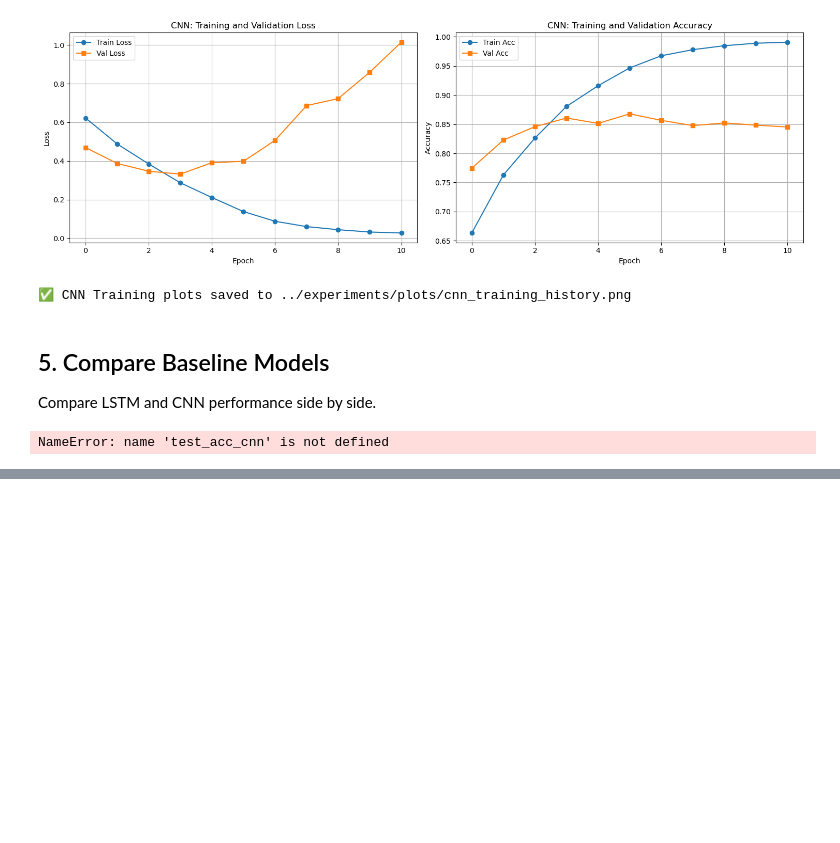
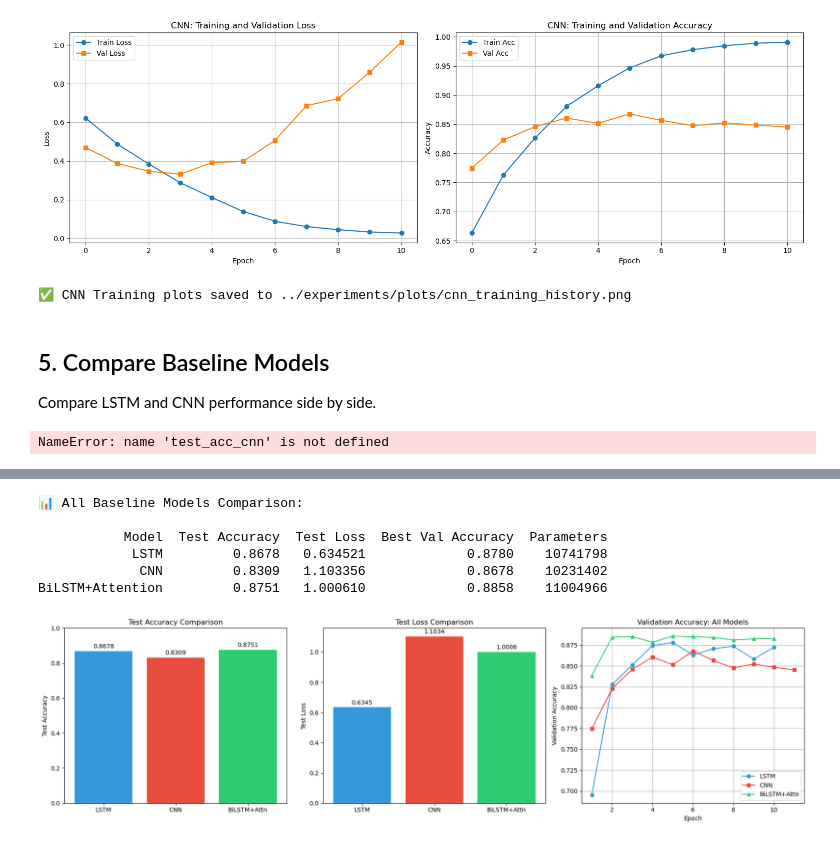
Before and after one commit to s207017/CZ4042-Group-Project, a Jupyter notebook: notebooks/03_baseline_models.ipynb, the cells around one changed output, grey strips where cells are left out. Cells and saved outputs as stored; diff of their text form; code cells hidden in the pictures; blank space fills up the shorter version.

```diff
--- a/notebooks/03_baseline_models.ipynb
+++ b/notebooks/03_baseline_models.ipynb
@@ -854,0 +1174,78 @@ NameError: name 'test_acc_cnn' is not defined
+# %%
+# Compare all baseline models
+comparison_data_all = {
+    'Model': ['LSTM', 'CNN', 'BiLSTM+Attention'],
+    'Test Accuracy': [test_acc, test_acc_cnn, test_acc_bilstm],
+    'Test Loss': [avg_test_loss, avg_test_loss_cnn, avg_test_loss_bilstm],
+    'Best Val Accuracy': [best_val_acc, best_val_acc_cnn, best_val_acc_bilstm],
+    'Parameters': [
+        sum(p.numel() for p in lstm_model.parameters()),
+        sum(p.numel() for p in cnn_model.parameters()),
+        sum(p.numel() for p in bilstm_attn_model.parameters())
+    ]
+}
+
+comparison_df_all = pd.DataFrame(comparison_data_all)
+print("📊 All Baseline Models Comparison:\n")
+print(comparison_df_all.to_string(index=False))
+
+# Plot comprehensive comparison
+fig, axes = plt.subplots(1, 3, figsize=(18, 5))
+
+# Test accuracy comparison
+models = ['LSTM', 'CNN', 'BiLSTM+Attn']
+accuracies = [test_acc, test_acc_cnn, test_acc_bilstm]
+colors = ['#3498db', '#e74c3c', '#2ecc71']
+axes[0].bar(models, accuracies, color=colors)
+axes[0].set_ylabel('Test Accuracy')
+axes[0].set_title('Test Accuracy Comparison')
+axes[0].set_ylim([0, 1])
+for i, v in enumerate(accuracies):
+    axes[0].text(i, v + 0.01, f'{v:.4f}', ha='center', va='bottom')
+
+# Test loss comparison
+losses = [avg_test_loss, avg_test_loss_cnn, avg_test_loss_bilstm]
+axes[1].bar(models, losses, color=colors)
+axes[1].set_ylabel('Test Loss')
+axes[1].set_title('Test Loss Comparison')
+for i, v in enumerate(losses):
+    axes[1].text(i, v + 0.01, f'{v:.4f}', ha='center', va='bottom')
+
+# Validation accuracy curves comparison
+epochs_lstm = range(1, len(history['val_acc']) + 1)
+epochs_cnn = range(1, len(history_cnn['val_acc']) + 1)
+epochs_bilstm = range(1, len(history_bilstm['val_acc']) + 1)
+axes[2].plot(epochs_lstm, history['val_acc'], label='LSTM', marker='o', color=colors[0])
+axes[2].plot(epochs_cnn, history_cnn['val_acc'], label='CNN', marker='s', color=colors[1])
+axes[2].plot(epochs_bilstm, history_bilstm['val_acc'], label='BiLSTM+Attn', marker='^', color=colors[2])
+axes[2].set_xlabel('Epoch')
+axes[2].set_ylabel('Validation Accuracy')
+axes[2].set_title('Validation Accuracy: All Models')
+axes[2].legend()
+axes[2].grid(True)
+
+plt.tight_layout()
+plt.savefig('../experiments/plots/all_baseline_models_comparison.png', dpi=150, bbox_inches='tight')
+plt.show()
+
+print("\n✅ Comprehensive comparison plots saved to ../experiments/plots/all_baseline_models_comparison.png")
+
+# Summary
+print("\n" + "="*60)
+print("📊 BASELINE MODELS SUMMARY")
+print("="*60)
+best_model_idx = np.argmax(accuracies)
+print(f"🏆 Best Model: {models[best_model_idx]} (Accuracy: {accuracies[best_model_idx]:.4f})")
+print(f"\nTest Accuracies:")
+for model, acc in zip(models, accuracies):
+    marker = "👑" if model == models[best_model_idx] else "  "
+    print(f"  {marker} {model:15s}: {acc:.4f}")
+print("="*60)
+# %% [output]
+📊 All Baseline Models Comparison:
+
+           Model  Test Accuracy  Test Loss  Best Val Accuracy  Parameters
+            LSTM         0.8678   0.634521             0.8780    10741798
+             CNN         0.8309   1.103356             0.8678    10231402
+BiLSTM+Attention         0.8751   1.000610             0.8858    11004966
+[figure, added]
```
Also changed, not shown: parts of 12 cells of this notebook.
